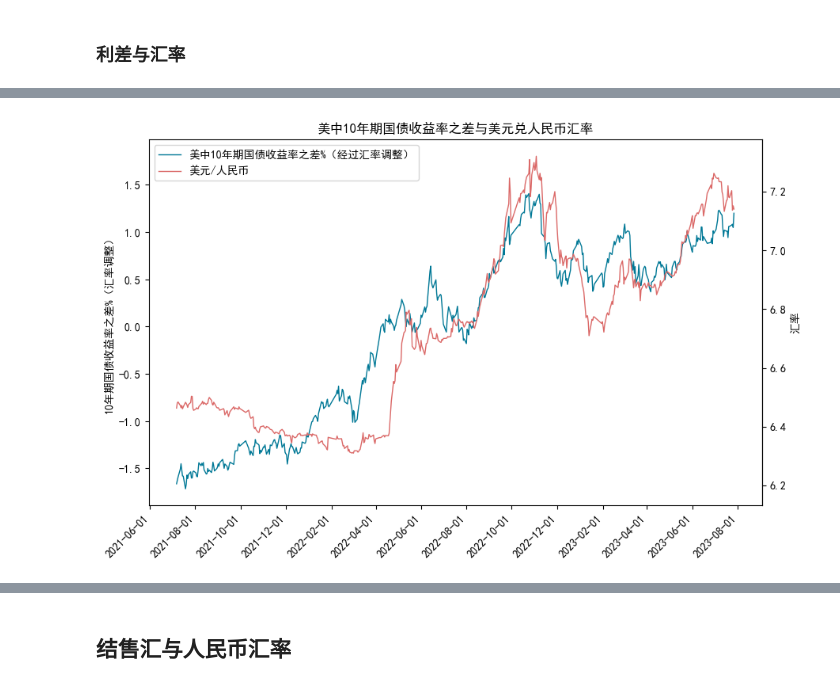
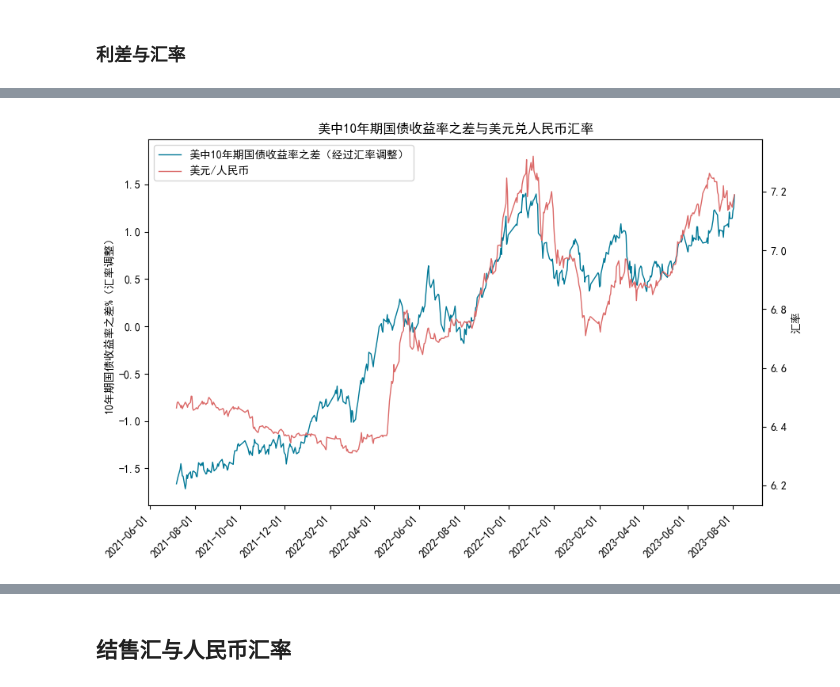
Before and after one commit to SiruoTu/RMB-index2, a Jupyter notebook: Transform.ipynb, the cells around one changed output, grey strips where cells are left out. Saved outputs shown, nothing was run; the diff lists cells and outputs as text; code cells hidden in the pictures.

```diff
--- a/Transform.ipynb
+++ b/Transform.ipynb
@@ -459,14 +617,17 @@ ER = ER[ER['Time'].dt.year >= split_year]
 USDX = USDX[USDX['Time'].dt.year >= split_year]
 SH = SH[SH['Time'].dt.year > split_year]
 SPX = SPX[SPX['Time'].dt.year > split_year]
+MSCI = MSCI[MSCI['Time'].dt.year > split_year]
 
 Total1 = ER.merge(SH, on='Time') \
     .merge(SPX, on='Time') \
-    .merge(USDX, on='Time')
+    .merge(USDX, on='Time') \
+    .merge(MSCI, on='Time')
 
 # Calculate stockRate
 Total1['stockRate'] = Total1['Price_SPX'] / Total1['Price_SH'] * Total1['exRate']
 
+"""
 # Calculate means and standard deviations
 mean_exRate = Total1['exRate'].mean()
 sd_exRate = Total1['exRate'].std()
@@ -479,9 +640,13 @@ sd_Price_USDX = Total1['Price_USDX'].std()
 
 mean_Price_SH = Total1['Price_SH'].mean()
 sd_Price_SH = Total1['Price_SH'].std()
+"""
 
 # 计算exRate_z
 Total1['exRate_z'] = (Total1['exRate'] - Total1['exRate'].mean()) / Total1['exRate'].std()
+
+# 计算USDX_z
+Total1['USDX_z'] = (Total1['Price_USDX'] - Total1['Price_USDX'].mean()) / Total1['Price_USDX'].std()
 # %%
 # 计算y2
 y2 = Total1['exRate_z'] * Total1['stockRate'].std() + Total1['stockRate'].mean()
@@ -635,3 +870,35 @@ sd_US_CHN_rate = Total2["US_CHN_rate"].std()
 
 # 计算US_CHN_rate_z
 Total2['US_CHN_rate_z'] = (Total2['US_CHN_rate'] - Total2['US_CHN_rate'].mean()) / Total2['US_CHN_rate'].std()
+# %%
+# 计算y2
+y2 = Total2['US_CHN_rate_z'] * Total2['interest_spread_Y10'].std() + Total2['interest_spread_Y10'].mean()
+
+# 绘制折线图
+fig, ax = plt.subplots(figsize=(10, 6))
+ax.plot(Total2['Time'], Total2['interest_spread_Y10'], label='美中10年期国债收益率之差', color='#007896FF', linewidth=1)
+ax.plot(Total2['Time'], y2, label='美元/人民币', color='#db6968', linewidth=1)
+
+# 设置x轴刻度
+ax.xaxis.set_major_locator(MonthLocator(interval=2))
+ax.xaxis.set_major_formatter(DateFormatter('%Y-%m-%d'))
+plt.setp(ax.get_xticklabels(), rotation=45, ha='right')
+
+# 设置y轴次坐标轴
+def y2y2(y):
+    return (y - Total2['interest_spread_Y10'].mean()) / Total2['interest_spread_Y10'].std() * Total2['US_CHN_rate'].std() + Total2['US_CHN_rate'].mean()
+ax2 = ax.secondary_yaxis('right', functions=(y2y2, y2y2))
+
+# 设置图例和坐标轴标签
+ax.legend(loc='upper left')
+ax.set_xlabel('')
+ax.set_ylabel('10年期国债收益率之差%')
+ax2.set_ylabel('汇率')
+
+# 设置标题
+ax.set_title('美中10年期国债收益率之差与美元兑人民币汇率')
+
+plt.savefig("figure/美中10年期国债收益率之差与美元兑人民币汇率（短线）.png")
+
+# 显示图形
+plt.show()
@@ -639,33 +908,33 @@ Total2['US_CHN_rate_z'] = (Total2['US_CHN_rate'] - Total2['US_CHN_rate'].mean())
 # 计算y2
 y2 = Total2['US_CHN_rate_z'] * Total2['interest_spread_Y10_mod'].std() + Total2['interest_spread_Y10_mod'].mean()
 
 # 绘制折线图
 fig, ax = plt.subplots(figsize=(10, 6))
-ax.plot(Total2['Time'], Total2['interest_spread_Y10_mod'], label='美中10年期国债收益率之差%（经过汇率调整）', color='#007896FF', linewidth=1)
+ax.plot(Total2['Time'], Total2['interest_spread_Y10_mod'], label='美中10年期国债收益率之差（经过汇率调整）', color='#007896FF', linewidth=1)
 ax.plot(Total2['Time'], y2, label='美元/人民币', color='#db6968', linewidth=1)
 
 # 设置x轴刻度
 ax.xaxis.set_major_locator(MonthLocator(interval=2))
 ax.xaxis.set_major_formatter(DateFormatter('%Y-%m-%d'))
 plt.setp(ax.get_xticklabels(), rotation=45, ha='right')
 
 # 设置y轴次坐标轴
 def y2y2(y):
     return (y - Total2['interest_spread_Y10_mod'].mean()) / Total2['interest_spread_Y10_mod'].std() * Total2['US_CHN_rate'].std() + Total2['US_CHN_rate'].mean()
 ax2 = ax.secondary_yaxis('right', functions=(y2y2, y2y2))
 
 # 设置图例和坐标轴标签
 ax.legend(loc='upper left')
 ax.set_xlabel('')
 ax.set_ylabel('10年期国债收益率之差%（汇率调整）')
 ax2.set_ylabel('汇率')
 
 # 设置标题
 ax.set_title('美中10年期国债收益率之差与美元兑人民币汇率')
 
-plt.savefig("figure/美中10年期国债收益率之差与美元兑人民币汇率（短线）.png")
+plt.savefig("figure/美中10年期国债收益率之差（经过汇率调整）与美元兑人民币汇率（短线）.png")
 
 # 显示图形
 plt.show()
 # %% [output]
-[figure, old version]
+[figure, new version]
```
Also changed, not shown: parts of 25 cells of this notebook.
